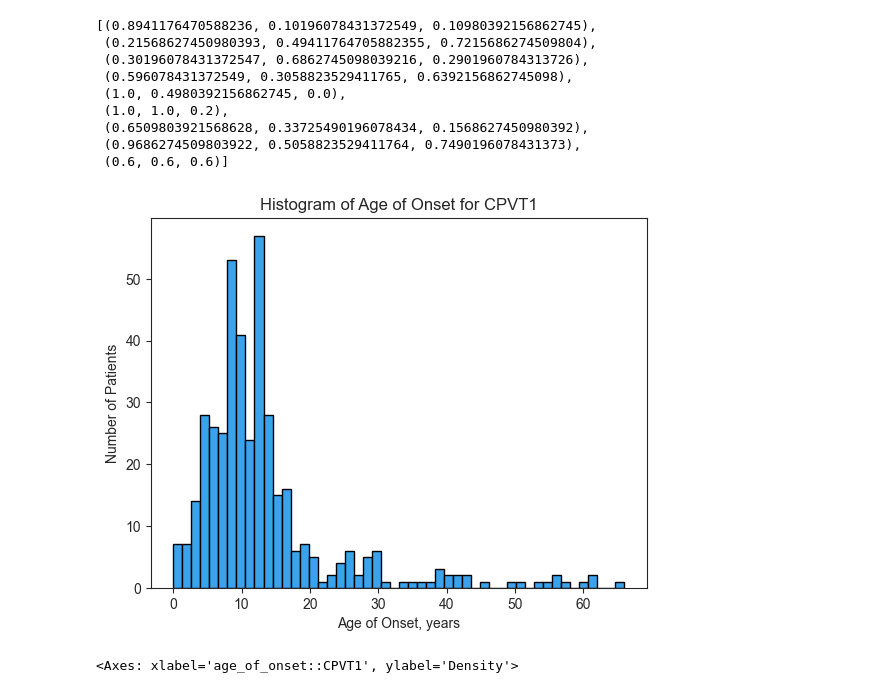
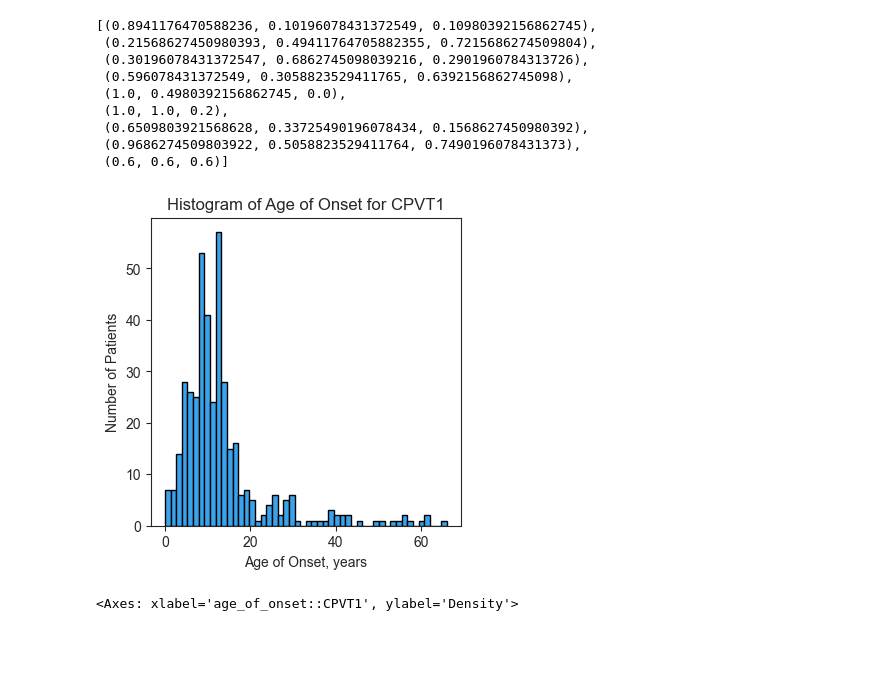
Before and after one commit to alexdaiii/cpvt_database_analysis, a Jupyter notebook: notebooks/analysis_1.ipynb, the cells around one changed output. Saved outputs shown, nothing was run; the diff lists cells and outputs as text; code cells hidden in the pictures; blank space fills up the shorter version.

```diff
--- a/notebooks/analysis_1.ipynb
+++ b/notebooks/analysis_1.ipynb
@@ -831,35 +831,37 @@ interactive(children=(Dropdown(description='name', options=('Set1', 'Set2', 'Set
  (0.9686274509803922, 0.5058823529411764, 0.7490196078431373),
  (0.6, 0.6, 0.6)]
 # %%
+plt.figure(figsize=(4, 4))
+
 # histogram of age of onset
 df_all2["age_of_onset::CPVT1"].hist(bins=50,
                                     color=sns.color_palette("husl", 9)[6],
                                     edgecolor="black"
 
                                     )
 
 plt.title("Histogram of Age of Onset for CPVT1")
 plt.xlabel("Age of Onset, years")
 plt.ylabel("Number of Patients")
 
 # plt.axvline(median_aoo, color='tab:orange', linestyle='dashed', linewidth=1)
 # plt.axvline(mean_aoo, color='tab:red', linestyle='dashed', linewidth=1)
 #
 # # Add text labels for median and mean
 # plt.text(median_aoo, plt.ylim()[1] * 0.95, f'Median: {median_aoo:.2f}',
 #          ha='right')
 # plt.text(mean_aoo, plt.ylim()[1] * 0.95, f'Mean: {mean_aoo:.2f}',
 #          ha='left')
 
 plt.grid(False)
 
 for fmt in ["png", "pdf", "svg"]:
     plt.savefig(
         os.path.join(figures_dir, f"hist_age_of_onset.{fmt}"), format=fmt,
         dpi=300
     )
 # %% [output]
-[figure, old version]
+[figure, new version]
 # %%
 sns.kdeplot(df_all2["age_of_onset::CPVT1"],
             color=sns.color_palette("husl", 9)[6])
```
Also changed, not shown: parts of 4 cells of this notebook, 3 other files.
